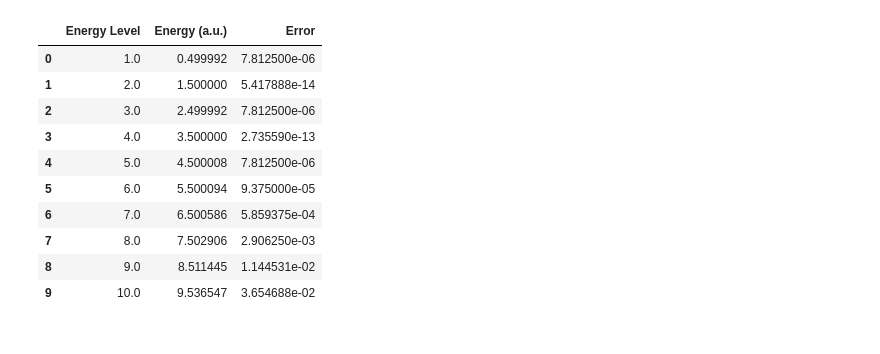
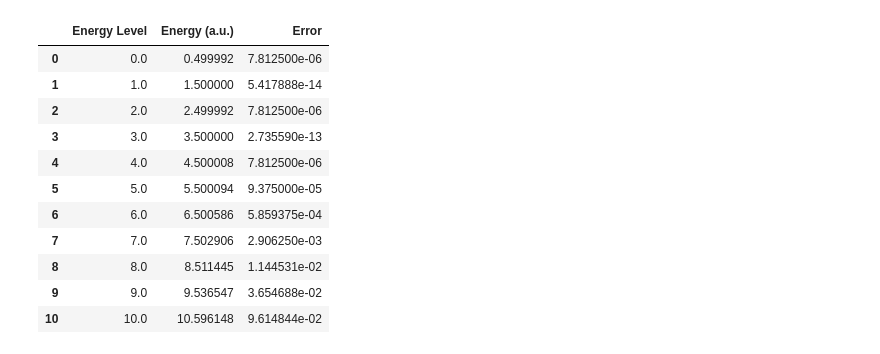
Before and after one commit to adh182/atomic-comp, a Jupyter notebook: Harmonic_Oscillator.ipynb, the cells around one changed output. Saved outputs shown, nothing was run; the diff lists cells and outputs as text; code cells hidden in the pictures.

```diff
--- a/Harmonic_Oscillator.ipynb
+++ b/Harmonic_Oscillator.ipynb
@@ -142,7 +142,7 @@ nx = 100
 xmax = 5 #L = 4
 e0 = 0
 de = 0.001
-energy_level = [i for i in range(1, 11)]
+energy_level = [i for i in range(0, 11)]
 energy_value = []
 filename = 'psi-out'
 
@@ -155,25 +155,26 @@ for i in energy_level:
 # %%
 #Make dataframe to store energy
 
 output = pd.DataFrame(columns=['Energy Level', 'Energy (a.u.)', 'Error'])
-error = [i + 0.5 for i in range(0, 10)]
+error = [i + 0.5 for i in range(0, 11)]
 
 for i in range(len(energy_level)):
   output.loc[i] = [energy_level[i], energy_value[i], abs(error[i]-energy_value[i])]
 
 output
 # %% [output]
 |  | Energy Level | Energy (a.u.) | Error |
-| 0 | 1.0 | 0.499992 | 7.812500e-06 |
-| 1 | 2.0 | 1.500000 | 5.417888e-14 |
-| 2 | 3.0 | 2.499992 | 7.812500e-06 |
-| 3 | 4.0 | 3.500000 | 2.735590e-13 |
-| 4 | 5.0 | 4.500008 | 7.812500e-06 |
-| 5 | 6.0 | 5.500094 | 9.375000e-05 |
-| 6 | 7.0 | 6.500586 | 5.859375e-04 |
-| 7 | 8.0 | 7.502906 | 2.906250e-03 |
-| 8 | 9.0 | 8.511445 | 1.144531e-02 |
-| 9 | 10.0 | 9.536547 | 3.654688e-02 |
+| 0 | 0.0 | 0.499992 | 7.812500e-06 |
+| 1 | 1.0 | 1.500000 | 5.417888e-14 |
+| 2 | 2.0 | 2.499992 | 7.812500e-06 |
+| 3 | 3.0 | 3.500000 | 2.735590e-13 |
+| 4 | 4.0 | 4.500008 | 7.812500e-06 |
+| 5 | 5.0 | 5.500094 | 9.375000e-05 |
+| 6 | 6.0 | 6.500586 | 5.859375e-04 |
+| 7 | 7.0 | 7.502906 | 2.906250e-03 |
+| 8 | 8.0 | 8.511445 | 1.144531e-02 |
+| 9 | 9.0 | 9.536547 | 3.654688e-02 |
+| 10 | 10.0 | 10.596148 | 9.614844e-02 |
 # %%
 #Plot wave function
 
```
Also changed, not shown: parts of 3 cells of this notebook.
